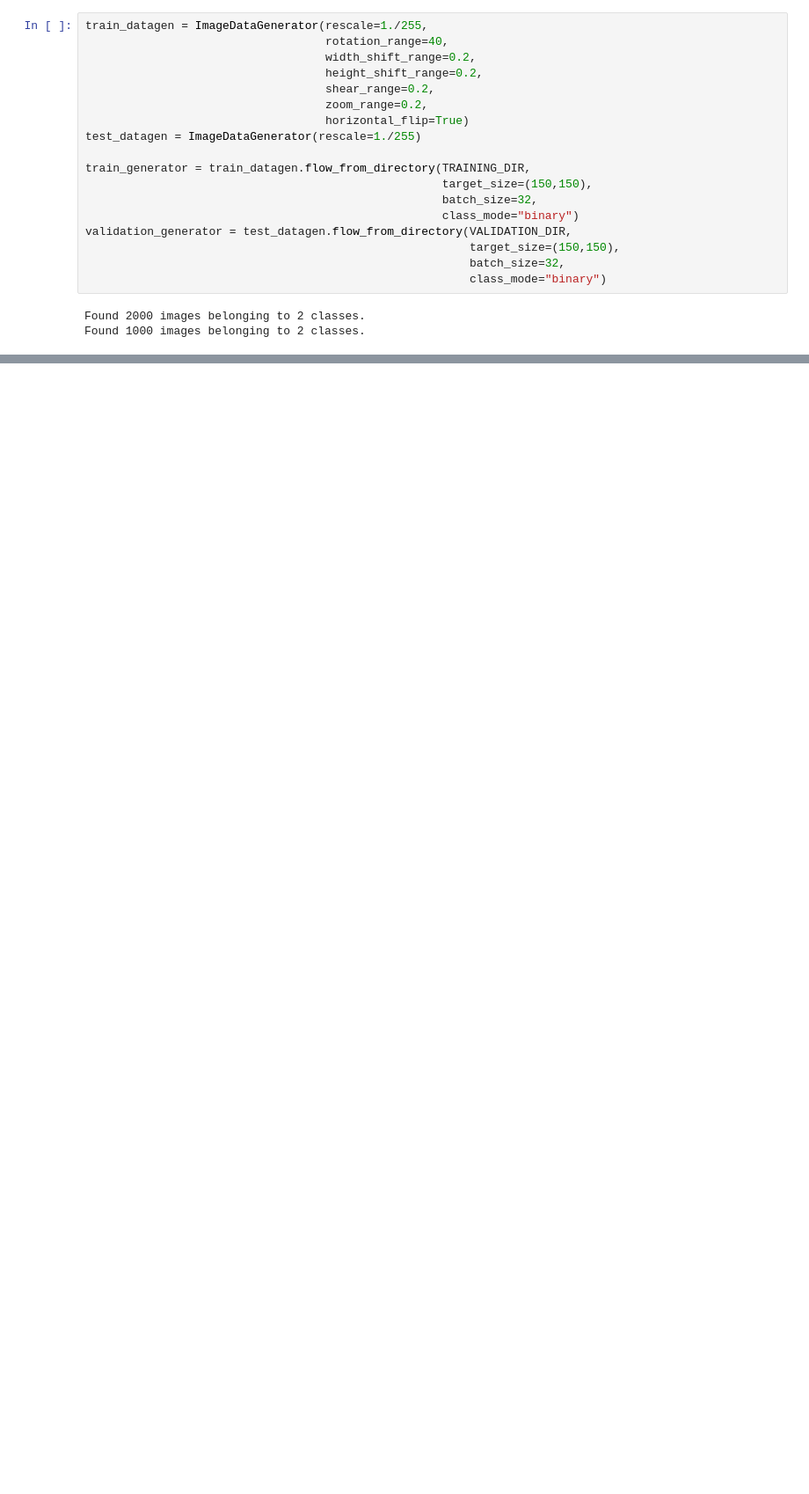
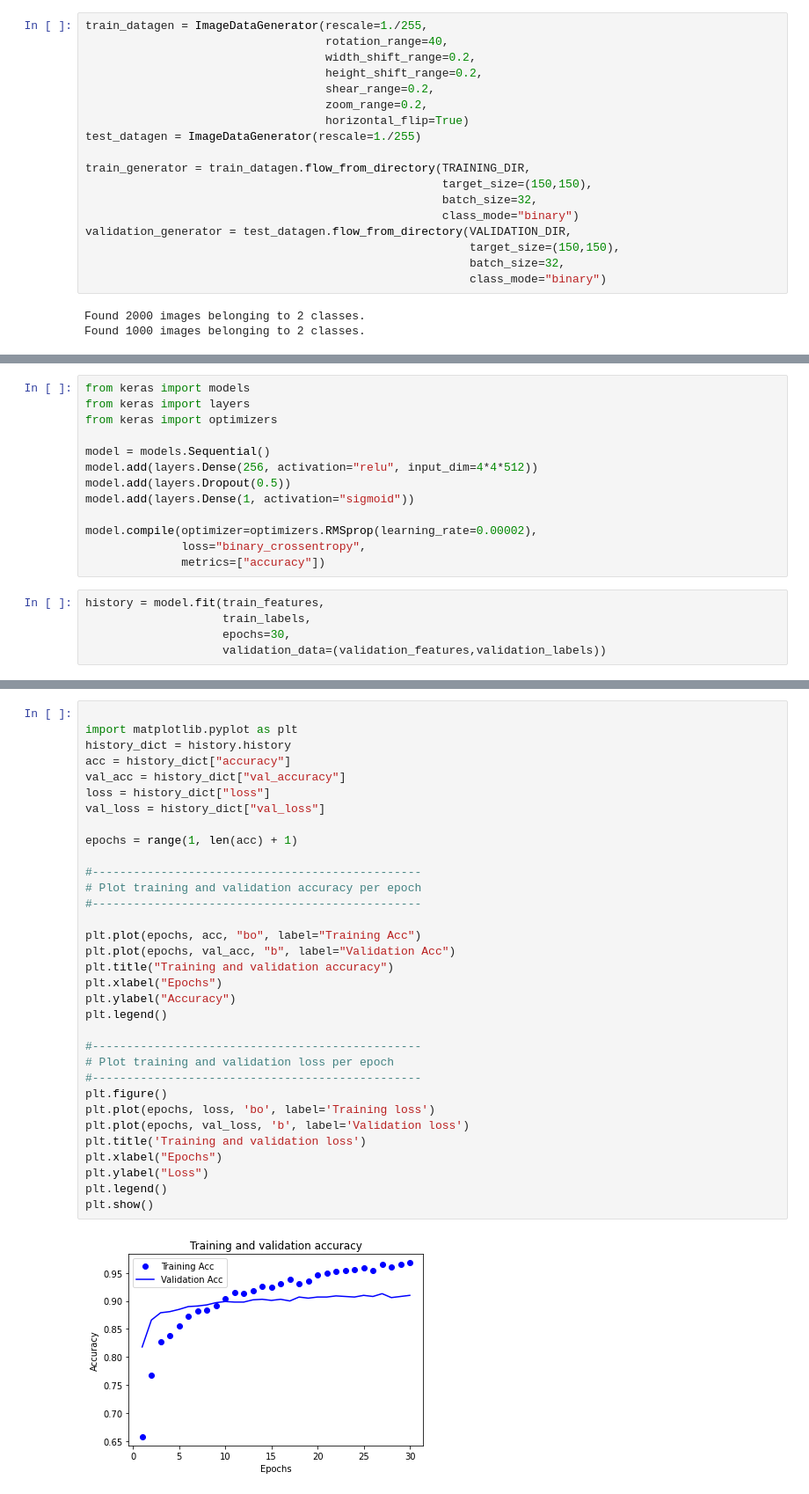
Before and after one commit to decorouz/DeepLeaning-with-Tensorflow, a Jupyter notebook: 5_0_Computer_vision.ipynb, the cells around one changed output, grey strips where cells are left out. Shown at 88% size. Drawn from its saved outputs; the diff is of its cells as text; blank space fills up the shorter version.

```diff
--- a/5_0_Computer_vision.ipynb
+++ b/5_0_Computer_vision.ipynb
@@ -773,0 +970,18 @@ Epoch 100/100
+# %%
+from keras import models
+from keras import layers
+from keras import optimizers
+
+model = models.Sequential()
+model.add(layers.Dense(256, activation="relu", input_dim=4*4*512))
+model.add(layers.Dropout(0.5))
+model.add(layers.Dense(1, activation="sigmoid"))
+
+model.compile(optimizer=optimizers.RMSprop(learning_rate=0.00002),
+              loss="binary_crossentropy",
+              metrics=["accuracy"])
+# %%
+history = model.fit(train_features,
+                    train_labels,
+                    epochs=30,
+                    validation_data=(validation_features,validation_labels))
@@ -773,0 +1008,35 @@ Epoch 100/100
+# %%
+
+import matplotlib.pyplot as plt
+history_dict = history.history
+acc = history_dict["accuracy"]
+val_acc = history_dict["val_accuracy"]
+loss = history_dict["loss"]
+val_loss = history_dict["val_loss"]
+
+epochs = range(1, len(acc) + 1)
+
+#------------------------------------------------
+# Plot training and validation accuracy per epoch
+#------------------------------------------------
+
+plt.plot(epochs, acc, "bo", label="Training Acc")
+plt.plot(epochs, val_acc, "b", label="Validation Acc")
+plt.title("Training and validation accuracy")
+plt.xlabel("Epochs")
+plt.ylabel("Accuracy")
+plt.legend()
+
+#------------------------------------------------
+# Plot training and validation loss per epoch
+#------------------------------------------------
+plt.figure()
+plt.plot(epochs, loss, 'bo', label='Training loss')
+plt.plot(epochs, val_loss, 'b', label='Validation loss')
+plt.title('Training and validation loss')
+plt.xlabel("Epochs")
+plt.ylabel("Loss")
+plt.legend()
+plt.show()
+# %% [output]
+[figure, added]
```
Also changed, not shown: parts of 72 cells of this notebook.
